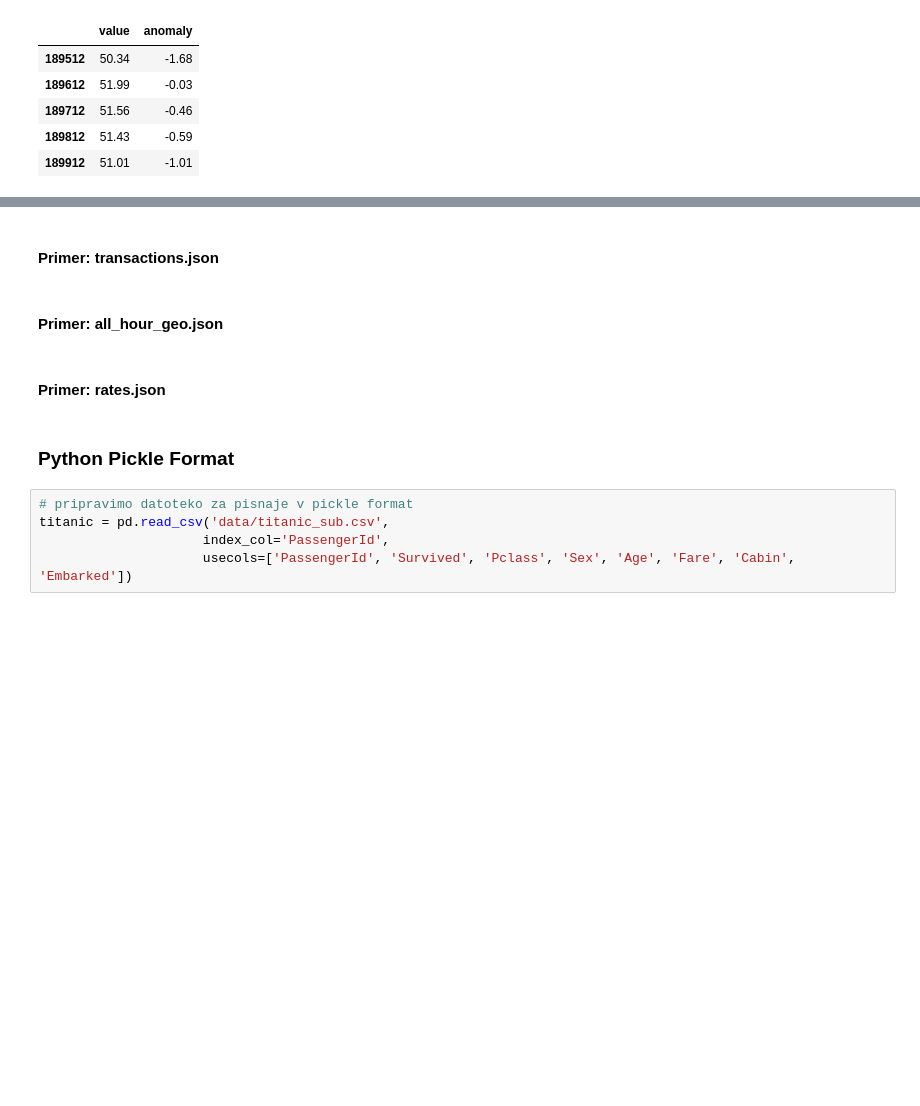
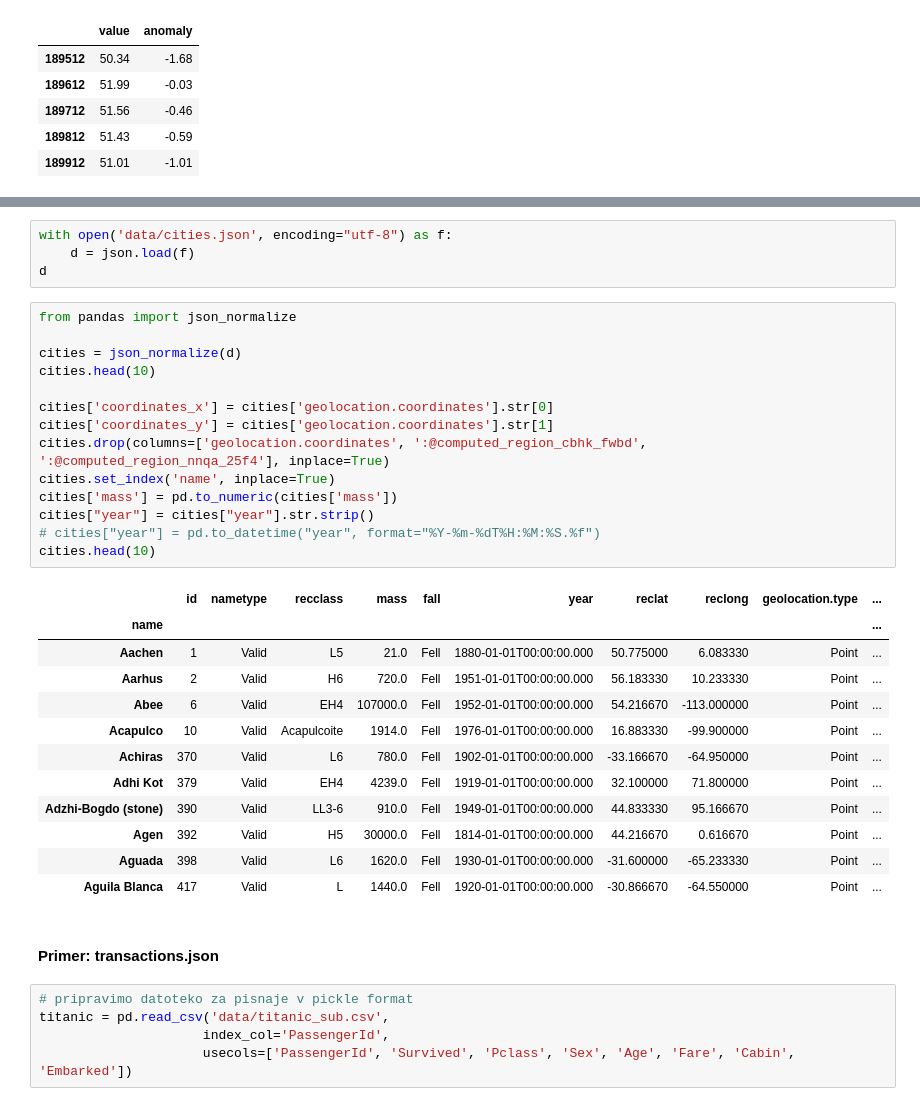
Before and after one commit to mihajlov123/python-analitika-notes, a Jupyter notebook: Del_07_Uvoz_podatkov/07_Uvoz_podatkov_CLEAN.ipynb, the cells around one changed output, grey strips where cells are left out. Cells and saved outputs as stored; diff of their text form; blank space fills up the shorter version.

```diff
--- a/Del_07_Uvoz_podatkov/07_Uvoz_podatkov_CLEAN.ipynb
+++ b/Del_07_Uvoz_podatkov/07_Uvoz_podatkov_CLEAN.ipynb
@@ -523,11 +529,36 @@ temps.head()
+# %%
+with open('data/cities.json', encoding="utf-8") as f:
+    d = json.load(f)
+d
+# %%
+from pandas import json_normalize
+
+cities = json_normalize(d)
+cities.head(10)
+
+cities['coordinates_x'] = cities['geolocation.coordinates'].str[0]
+cities['coordinates_y'] = cities['geolocation.coordinates'].str[1]
+cities.drop(columns=['geolocation.coordinates', ':@computed_region_cbhk_fwbd', ':@computed_region_nnqa_25f4'], inplace=True)
+cities.set_index('name', inplace=True)
+cities['mass'] = pd.to_numeric(cities['mass'])
+cities["year"] = cities["year"].str.strip()
+# cities["year"] = pd.to_datetime("year", format="%Y-%m-%dT%H:%M:%S.%f")
+cities.head(10)
+# %% [output]
+|  | id | nametype | recclass | mass | fall | year | reclat | reclong | geolocation.type | ... |
+| name |  |  |  |  |  |  |  |  |  | ... |
+| Aachen | 1 | Valid | L5 | 21.0 | Fell | 1880-01-01T00:00:00.000 | 50.775000 | 6.083330 | Point | ... |
+| Aarhus | 2 | Valid | H6 | 720.0 | Fell | 1951-01-01T00:00:00.000 | 56.183330 | 10.233330 | Point | ... |
+| Abee | 6 | Valid | EH4 | 107000.0 | Fell | 1952-01-01T00:00:00.000 | 54.216670 | -113.000000 | Point | ... |
+| Acapulco | 10 | Valid | Acapulcoite | 1914.0 | Fell | 1976-01-01T00:00:00.000 | 16.883330 | -99.900000 | Point | ... |
+| Achiras | 370 | Valid | L6 | 780.0 | Fell | 1902-01-01T00:00:00.000 | -33.166670 | -64.950000 | Point | ... |
+| Adhi Kot | 379 | Valid | EH4 | 4239.0 | Fell | 1919-01-01T00:00:00.000 | 32.100000 | 71.800000 | Point | ... |
+| Adzhi-Bogdo (stone) | 390 | Valid | LL3-6 | 910.0 | Fell | 1949-01-01T00:00:00.000 | 44.833330 | 95.166670 | Point | ... |
+| Agen | 392 | Valid | H5 | 30000.0 | Fell | 1814-01-01T00:00:00.000 | 44.216670 | 0.616670 | Point | ... |
+| Aguada | 398 | Valid | L6 | 1620.0 | Fell | 1930-01-01T00:00:00.000 | -31.600000 | -65.233330 | Point | ... |
+| Aguila Blanca | 417 | Valid | L | 1440.0 | Fell | 1920-01-01T00:00:00.000 | -30.866670 | -64.550000 | Point | ... |
 # %% [markdown]
 #### Primer: transactions.json
-# %% [markdown]
-#### Primer: all_hour_geo.json
-# %% [markdown]
-#### Primer: rates.json
-# %% [markdown]
-### Python Pickle Format
 # %%
 # pripravimo datoteko za pisnaje v pickle format
 titanic = pd.read_csv('data/titanic_sub.csv',
```
Also changed, not shown: parts of 11 cells of this notebook, 2 other files.
